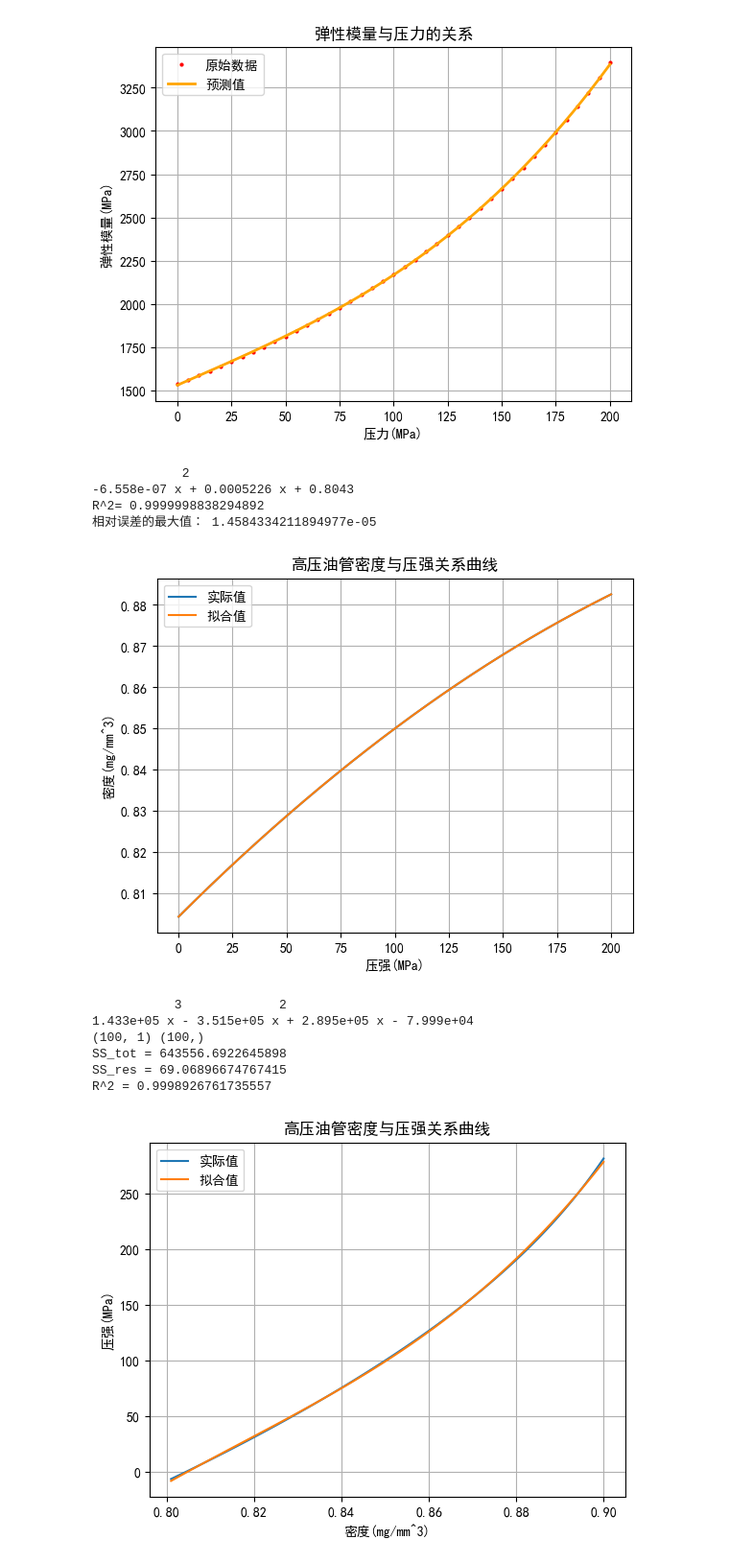
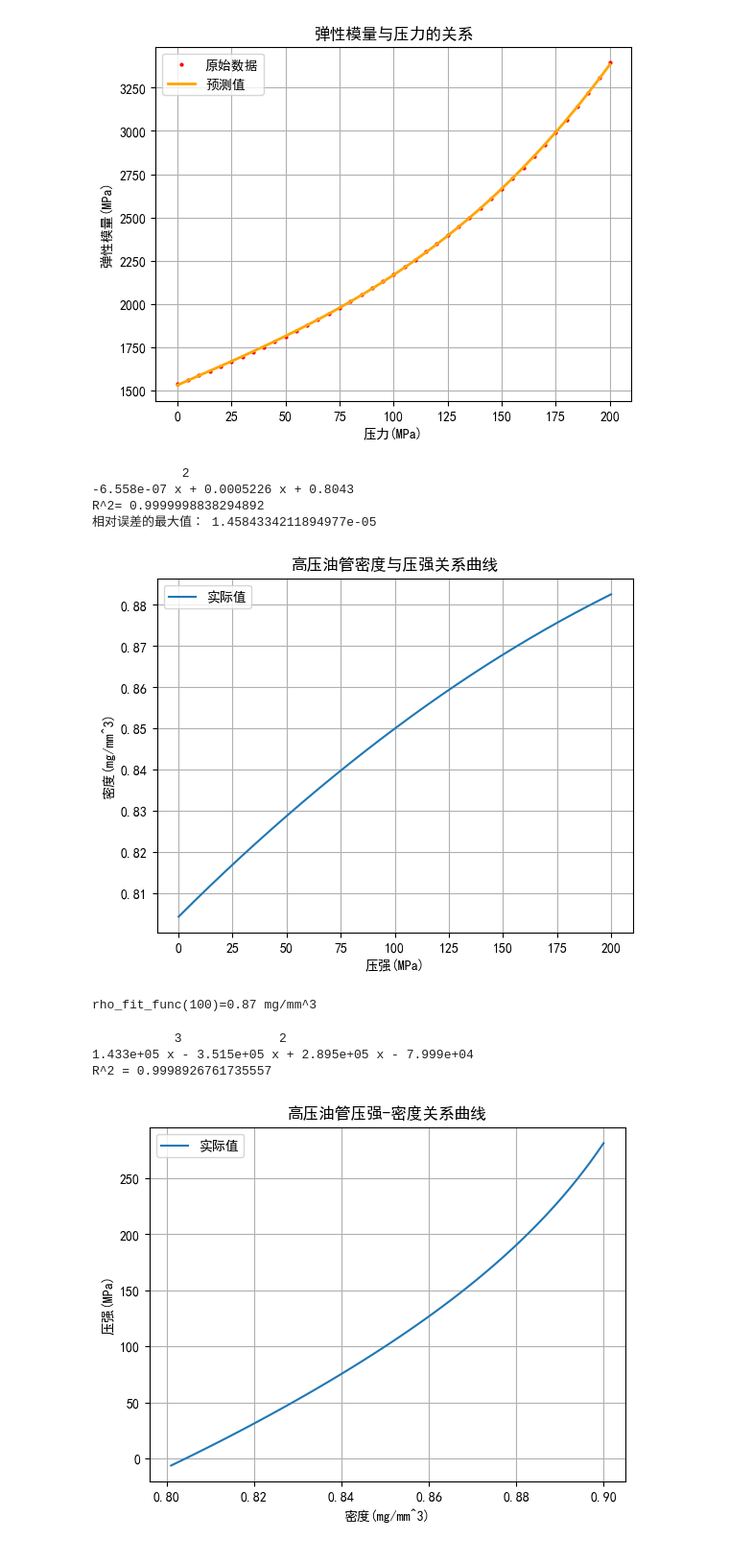
Before and after one commit to duwenba/2019-A, a Jupyter notebook: python/prob_1.ipynb, the cells around one changed output. Shown at 96% size. Cells and saved outputs as stored; diff of their text form; code cells hidden in the pictures.

```diff
--- a/python/prob_1.ipynb
+++ b/python/prob_1.ipynb
@@ -118,21 +118,24 @@ print("相对误差的最大值：",np.max(rho_values_relative_error))
 
 # 绘图
 plt.plot(P_values_combined, rho_values_combined, label='实际值')
-plt.plot(P_values_combined, rho_fit_func(P_values_combined), label='拟合值')
+# plt.plot(P_values_combined, rho_fit_func(P_values_combined), label='拟合值')
 plt.xlabel('压强(MPa)')
 plt.ylabel('密度(mg/mm^3)')
 plt.title('高压油管密度与压强关系曲线')
 plt.legend()
 plt.grid(True)
 plt.show()
+
+print(f"rho_fit_func(100)={rho_fit_func(160):.2f} mg/mm^3")
 # %% [output]
             2
 -6.558e-07 x + 0.0005226 x + 0.8043
 R^2= 0.9999998838294892
 相对误差的最大值： 1.4584334211894977e-05
-[figure, old version]
+[figure, new version]
+rho_fit_func(100)=0.87 mg/mm^3
 # %%
-# 高压油管密度与压强关系曲线
+# 高压油管压强与密度关系曲线
 from scipy.integrate import odeint
 
 def E(P):
@@ -158,39 +161,35 @@ rho_values_backward = np.arange(rho_0, 0.8, -0.001)
 P_values_backward = odeint(dP_drho, P_0, rho_values_backward)
 
 # Combine the results
 P_values_combined = np.concatenate((P_values_backward[::-1], P_values_forward[1:]))
 rho_values_combined = np.concatenate((rho_values_backward[::-1].flatten(), rho_values_forward[1:].flatten()))
 
 # 拟合曲线
 PRho_fit = np.polyfit(rho_values_combined, P_values_combined, 3)
 PRho_fit_func = np.poly1d(PRho_fit.flatten())
 print(PRho_fit_func)
 
 # 计算R^2
 y_mean = np.mean(P_values_combined)
 SS_tot = np.sum((P_values_combined.flatten() - y_mean)**2)
 SS_res = np.sum((P_values_combined.flatten() - PRho_fit_func(rho_values_combined))**2)
-# print(P_values_combined.shape,PRho_fit_func(rho_values_combined).shape)
-print('SS_tot =', SS_tot)
-print('SS_res =', SS_res)
 R_squared = 1 - SS_res / SS_tot
 print('R^2 =', R_squared)
 
 
 # 绘图
 plt.plot(rho_values_combined, P_values_combined, label='实际值')
-plt.plot(rho_values_combined, PRho_fit_func(rho_values_combined), label='拟合值')
+# plt.plot(rho_values_combined, PRho_fit_func(rho_values_combined), label='拟合值')
 plt.ylabel('压强(MPa)')
 plt.xlabel('密度(mg/mm^3)')
-plt.title('高压油管密度与压强关系曲线')
+plt.title('高压油管压强-密度关系曲线')
 plt.legend()
 plt.grid(True)
 plt.show()
+
+# print(f"{PRho_fit_func(160):.2f} mg/mm^3")
 # %% [output]
            3             2
 1.433e+05 x - 3.515e+05 x + 2.895e+05 x - 7.999e+04
-(100, 1) (100,)
-SS_tot = 643556.6922645898
-SS_res = 69.06896674767415
 R^2 = 0.9998926761735557
-[figure, old version]
+[figure, new version]
```
Also changed, not shown: parts of 2 cells of this notebook.
